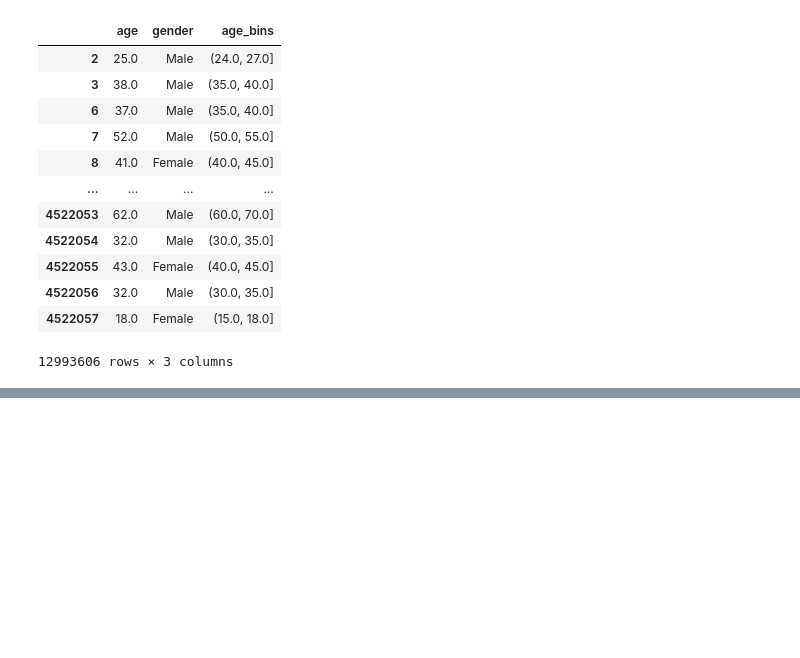
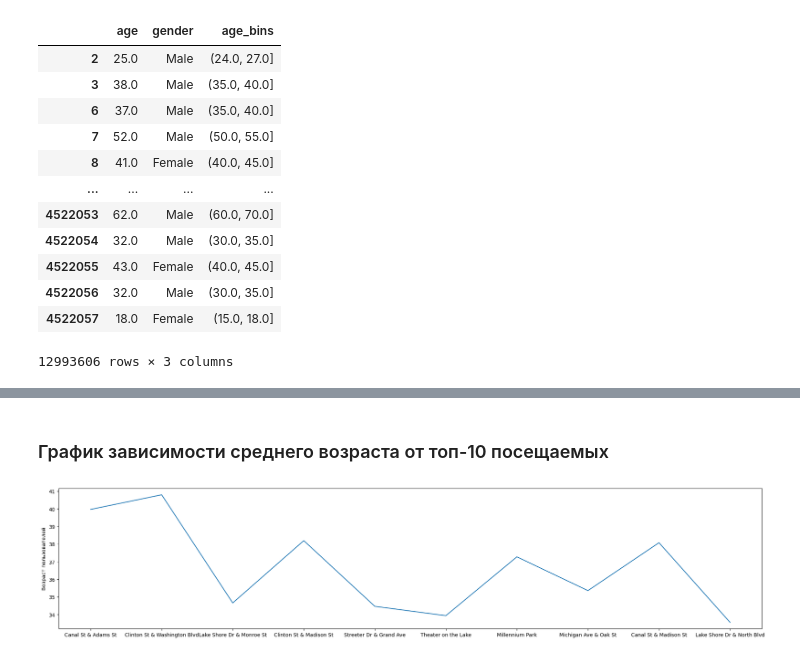
Before and after one commit to Konstantin-Kalug/yandex_bigdata_intensive, a Jupyter notebook: analyze_audience.ipynb, the cells around one changed output, grey strips where cells are left out. Saved outputs shown, nothing was run; the diff lists cells and outputs as text; code cells hidden in the pictures; blank space fills up the shorter version.

Commit message:
Проверка зависимости посещаемых станций от ср. возраста

```diff
--- a/analyze_audience.ipynb
+++ b/analyze_audience.ipynb
@@ -232,0 +233,10 @@ plt.show()
+# %%
+stations = df[['startstation', 'id']]
+stations['startstation'] = stations['startstation'].dropna()
+stations = stations.groupby('startstation').count().sort_values(by='id', ascending=False)
+FIRST_N = 10
+stations = stations.head(FIRST_N).axes[0].values.tolist()
+print(stations)
+startstation_age = df[['startstation', 'age']]
+startstation_age = startstation_age.dropna().groupby('startstation').mean()
+print(startstation_age)
@@ -232,0 +265,15 @@ plt.show()
+# %% [markdown]
+### График зависимости среднего возраста от топ-10 посещаемых
+# %%
+data = {'station': [], 'age': []}
+for i in range(FIRST_N):
+    # print(startstation_age.axes[0].values)
+    data['age'].append(startstation_age.loc[stations[i]][0])
+    data['station'].append(stations[i])
+plt.figure(figsize=(25, 5))
+plt.ylabel('Возраст пользователей')
+df2 = pd.DataFrame(data).set_index('station')
+plt.plot(df2)
+plt.show()
+# %% [output]
+[figure, added]
```
Also changed, not shown: parts of 9 cells of this notebook, 1 other file.
